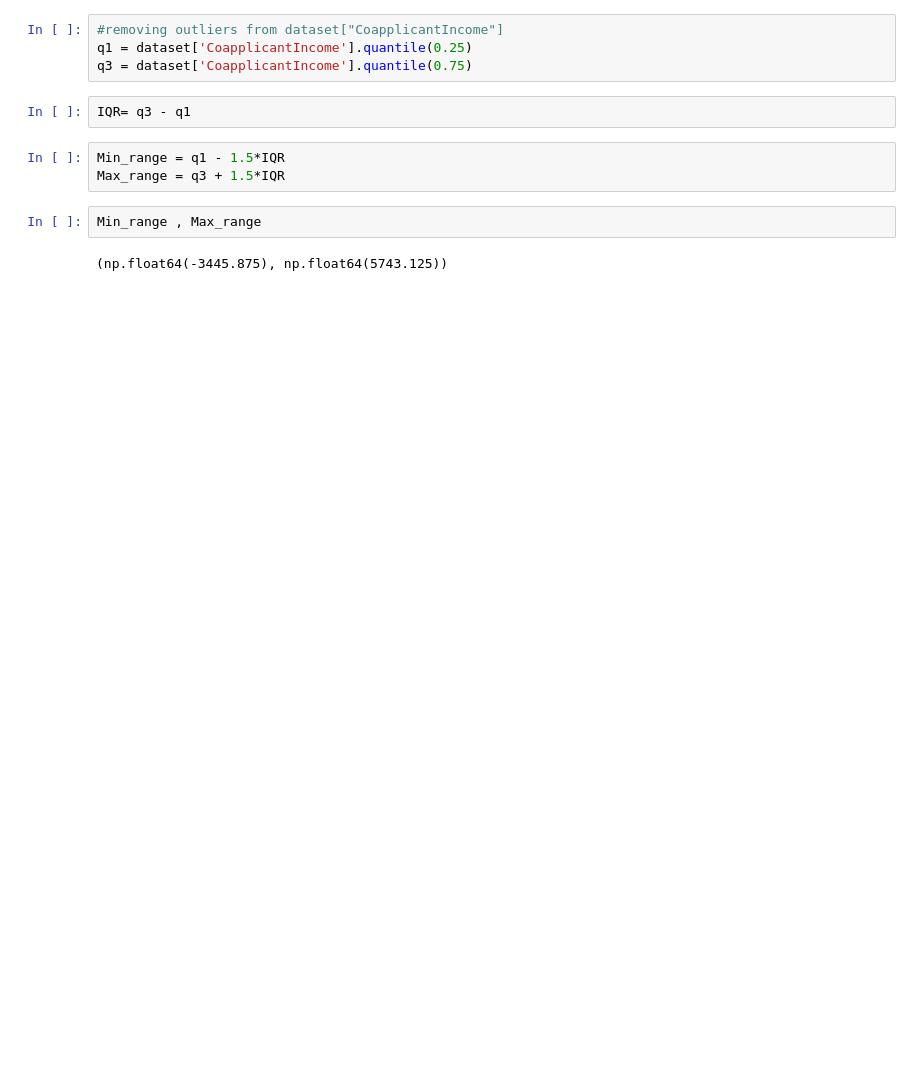
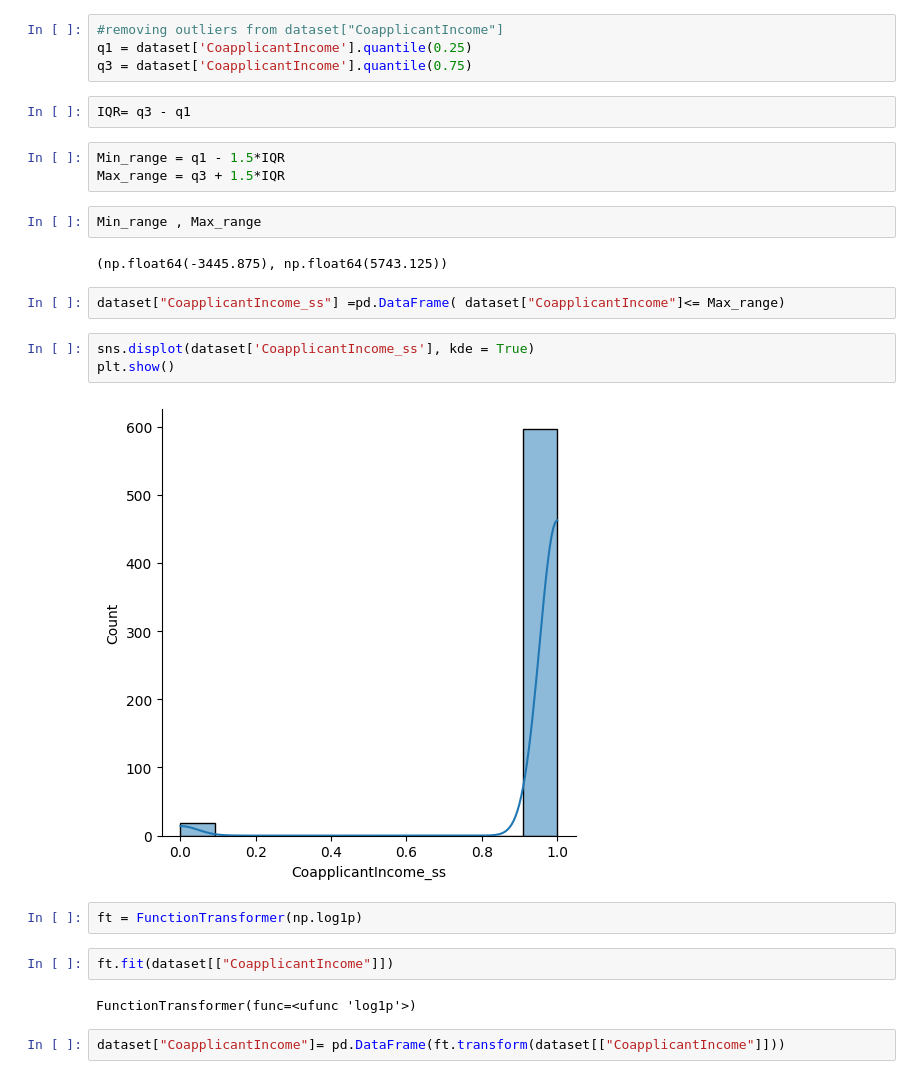
Before and after one commit to Singh-Prince-Rinku/2025, a Jupyter notebook: Machine Learning/Data_Analysis/Function_Transformer.ipynb, the cells around one changed output. Drawn from its saved outputs; the diff is of its cells as text; blank space fills up the shorter version.

Commit message:
changes to be committed: modified: Machine Learning/Data_Analysis/Function_Transformer.ipynb

```diff
--- a/Machine Learning/Data_Analysis/Function_Transformer.ipynb
+++ b/Machine Learning/Data_Analysis/Function_Transformer.ipynb
@@ -41,3 +41,18 @@ Max_range = q3 + 1.5*IQR
 Min_range , Max_range
 # %% [output]
 (np.float64(-3445.875), np.float64(5743.125))
+# %%
+dataset["CoapplicantIncome_ss"] =pd.DataFrame( dataset["CoapplicantIncome"]<= Max_range)
+# %%
+sns.displot(dataset['CoapplicantIncome_ss'], kde = True)
+plt.show()
+# %% [output]
+[figure, added]
+# %%
+ft = FunctionTransformer(np.log1p)
+# %%
+ft.fit(dataset[["CoapplicantIncome"]])
+# %% [output]
+FunctionTransformer(func=<ufunc 'log1p'>)
+# %%
+dataset["CoapplicantIncome"]= pd.DataFrame(ft.transform(dataset[["CoapplicantIncome"]]))
```
Also changed, not shown: parts of 1 cell of this notebook.
